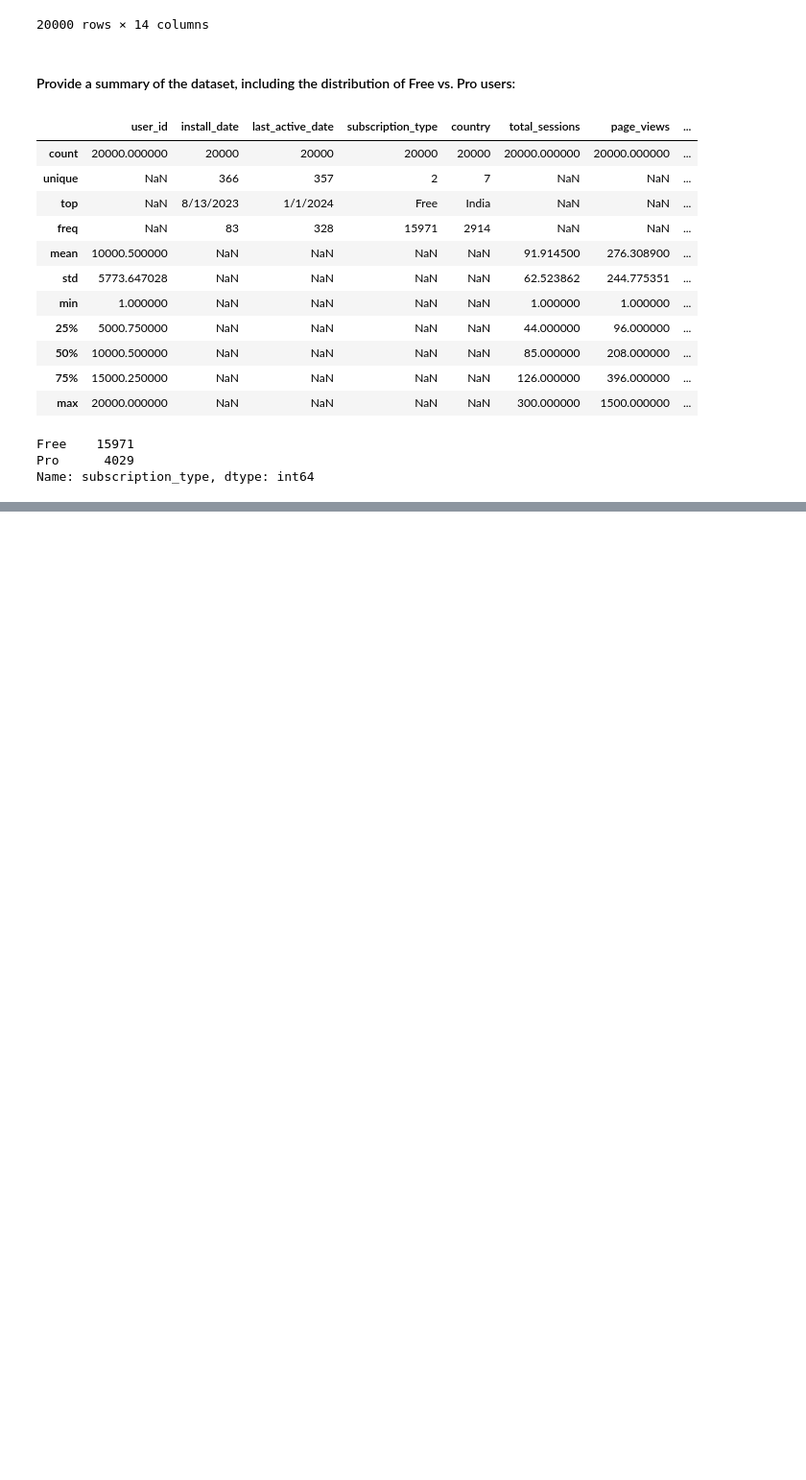
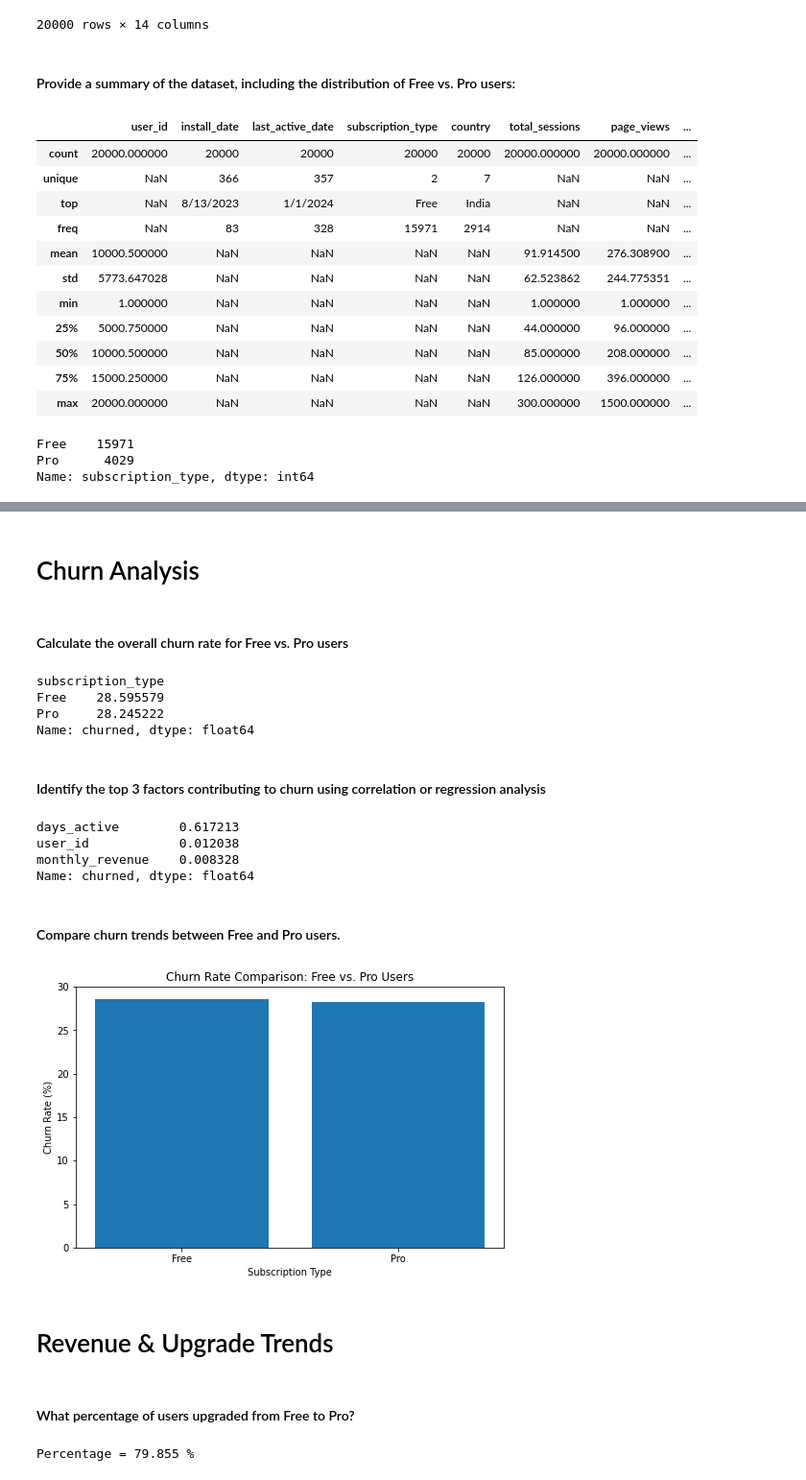
Before and after one commit to Saheebtareque/Data_Analyst_Assignment, a Jupyter notebook: Data_Analysis.ipynb, the cells around one changed output, grey strips where cells are left out. Shown: that part at 96% size. Saved outputs shown, nothing was run; the diff lists cells and outputs as text; code cells hidden in the pictures; blank space fills up the shorter version.

```diff
--- a/Data_Analysis.ipynb
+++ b/Data_Analysis.ipynb
@@ -189,0 +233,50 @@ Name: subscription_type, dtype: int64
+# %% [markdown]
+# Churn Analysis
+# %% [markdown]
+#### Calculate the overall churn rate for Free vs. Pro users
+# %%
+churn_rate_by_subscription = df.groupby('subscription_type')['churned'].mean() * 100
+
+churn_rate_by_subscription
+# %% [output]
+subscription_type
+Free    28.595579
+Pro     28.245222
+Name: churned, dtype: float64
+# %% [markdown]
+#### Identify the top 3 factors contributing to churn using correlation or regression analysis
+# %%
+# Compute correlation with churned column
+correlation_with_churn = df.corr()['churned'].drop('churned').abs().sort_values(ascending=False)
+
+# Get the top 3 factors contributing to churn
+top_3_factors = correlation_with_churn.head(3)
+
+top_3_factors
+# %% [output]
+days_active        0.617213
+user_id            0.012038
+monthly_revenue    0.008328
+Name: churned, dtype: float64
+# %% [markdown]
+#### Compare churn trends between Free and Pro users.
+# %%
+plt.figure(figsize=(8, 5))
+plt.bar(churn_rate_by_subscription.index, churn_rate_by_subscription.values)
+plt.xlabel('Subscription Type')
+plt.ylabel('Churn Rate (%)')
+plt.title('Churn Rate Comparison: Free vs. Pro Users')
+plt.show()
+# %% [output]
+[figure, added]
+# %% [markdown]
+# Revenue & Upgrade Trends
+# %% [markdown]
+#### What percentage of users upgraded from Free to Pro?
+# %%
+total_users = len(df)
+upgraded_users = df['pro_upgrade_date'].eq(0).sum()
+upgrade_percentage = (upgraded_users / total_users) * 100
+print(f"Percentage = {upgrade_percentage} % ")
+# %% [output]
+Percentage = 79.855 %
```
Also changed, not shown: parts of 17 cells of this notebook.
